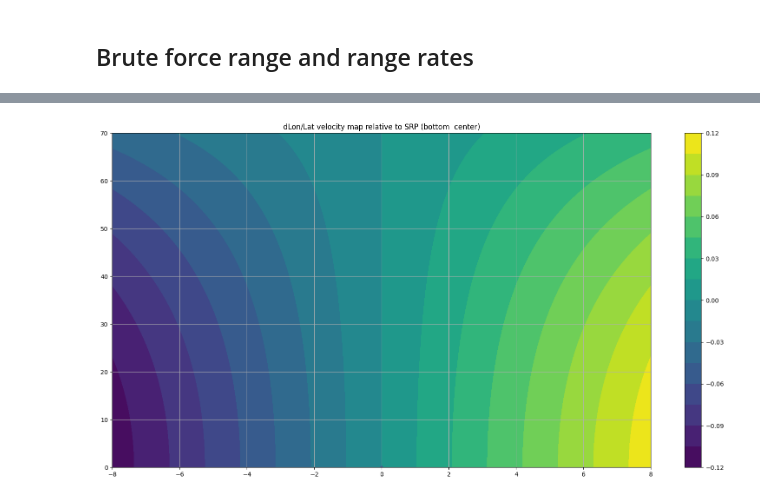
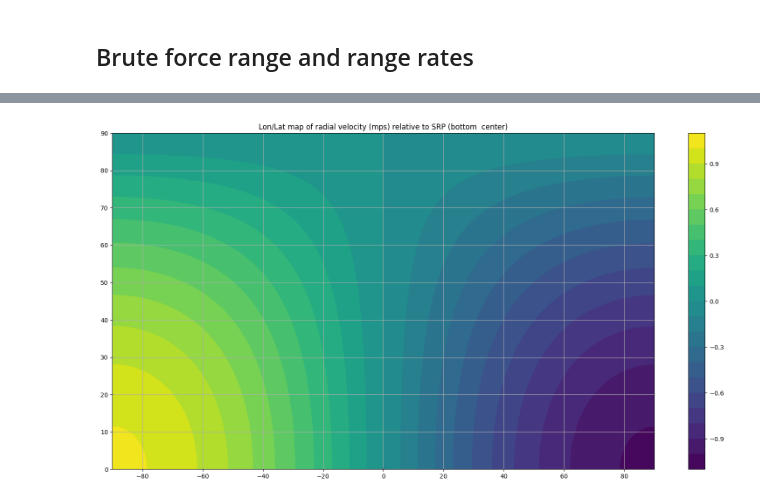
Before and after one commit to thandal/venera, a Jupyter notebook: astronomical_validation.ipynb, the cells around one changed output, grey strips where cells are left out. Cells and saved outputs as stored; diff of their text form; code cells hidden in the pictures.

```diff
--- a/astronomical_validation.ipynb
+++ b/astronomical_validation.ipynb
@@ -376,7 +457,11 @@ import numpy as np
 # - de441 : -13200 to 17191(3.2 GB)
 ac.solar_system_ephemeris.set("de440s")  # JPL Horizons is using de441, which is in the same de44X family.
 
-obstime = at.Time('2015-08-15T17:20:30.000')
+#obstime = at.Time('2015-08-15T17:20:30.000')
+obstime = at.Time('2015-08-12T15:52:42.000')
+#obstime = at.Time('2015-08-15T17:00:58.000')
+
+VenusICRS(obstime=obstime) # WORKAROUND -- for some reason we have to do this once (see https://github.com/poliastro/poliastro/issues/1598)
 
 # Observer point (Arecibo) to ICRS posvel
 o_coord = ac.EarthLocation.of_site('arecibo')
@@ -388,7 +473,6 @@ vBC_fixed = VenusFixed(obstime=obstime,
                        x=0 * au.m, y=0 * au.m, z=0 * au.m,
                        v_x=0 * au.m / au.s, v_y=0 * au.m / au.s, v_z=0 * au.m / au.s,
                        representation_type='cartesian', differential_type='cartesian')
-VenusICRS(obstime=obstime) # HACK WORKAROUND
 
 # Sub Radar point on the surface of Venus (without light delay)
 o_fixed = o_gcrs.transform_to(vBC_fixed)
@@ -396,26 +480,29 @@ SRP_lon = o_fixed.spherical.lon
 SRP_lat = o_fixed.spherical.lat
 
 # Grid on Venus
-dlon = np.linspace(-8 / 180 * np.pi, 8 / 180 * np.pi, 201) * au.rad
-dlat = np.linspace(0, 70 / 180 * np.pi, 100) * au.rad
+dlon = np.linspace(-90 / 180 * np.pi, 90 / 180 * np.pi, 201) * au.rad
+dlat = np.linspace(0, 90 / 180 * np.pi, 100) * au.rad
 dlon_mesh, dlat_mesh = np.meshgrid(dlon, dlat)
+shape = dlon_mesh.shape
 
-# Without centering on SRP
+# Without centering the grid on the SRP
 #v0 = SpheroidLocation(dlon_mesh * au.rad, dlat_mesh * au.rad, 0.0 * au.m, Venus)
 
-# Center on SRP
+# Center the grid on the SRP
 v0 = SpheroidLocation(dlon_mesh, dlat_mesh, 0.0 * au.m, Venus)
 x, y, z = v0.cartesian_cords
 X = np.matrix((x.to(au.m).ravel(), y.to(au.m).ravel(), z.to(au.m).ravel()))
 # The D matrix rotates by the north-pole to apparent axis-of-rotation angle in the plane of the sky
-doppler_ang = -sky_delta_angle
+#doppler_ang = -7.4 * au.deg
+doppler_ang = -9.85 * au.deg
+#doppler_ang = -apparentRotationAngleDelta_poliastro(obstime)
+print(f'{doppler_ang.to(au.deg)=}')
 print(f'{doppler_ang.to(au.deg)=}')
 cnp = np.cos(doppler_ang.to(au.radian))
 snp = np.sin(doppler_ang.to(au.radian))
 D = np.matrix(((1,   0,    0),
                (0, cnp, -snp),
                (0, snp,  cnp)))
-X = D.T * X
 # The S matrix rotates the coordinate system to center the SRP.
 clon = np.cos(SRP_lon)
 clat = np.cos(SRP_lat)
@@ -424,18 +511,23 @@ slat = np.sin(SRP_lat)
 S = np.matrix((( clon * clat,  slon * clat, slat),
                (       -slon,         clon,    0),
                (-clon * slat, -slon * slat, clat)))
-X = S.T * X
+X = S.T * D.T * X
 
-x = X[0].A.reshape((100, 201)) * au.m
-y = X[1].A.reshape((100, 201)) * au.m
-z = X[2].A.reshape((100, 201)) * au.m
+x = X[0].A.reshape(shape) * au.m
+y = X[1].A.reshape(shape) * au.m
+z = X[2].A.reshape(shape) * au.m
 
-dv_zero = np.zeros(x.shape)
+# Angular velocity in VenusFixed frame
+om = np.array((0, 0, Venus.angular_velocity.value))
+dX = np.cross(om, X.T)
+v_x = dX[:, 0].reshape(shape) * au.m / au.s
+v_y = dX[:, 1].reshape(shape) * au.m / au.s
+v_z = dX[:, 2].reshape(shape) * au.m / au.s
+
 v_fixed = VenusFixed(obstime=obstime,
                      x=x, y=y, z=z,
-                     v_x=dv_zero * au.m / au.s, v_y=dv_zero * au.m / au.s, v_z=dv_zero * au.m / au.s,
+                     v_x=v_x, v_y=v_y, v_z=v_z,
                      representation_type='cartesian', differential_type='cartesian')
-VenusICRS(obstime=obstime) # WORKAROUND
 v_icrs = v_fixed.transform_to(ac.ICRS())
 
 # Delta position and velocity
@@ -447,26 +539,41 @@ dvel_mps = dvel.d_xyz.to(au.m / au.s).value
 range_m = np.sqrt(np.sum(dpos_m**2, axis=0))
 
 # "Radial" and "Orthogonal" velocity
-radial_mps = np.sum(dvel_mps * dpos_m / range_m, axis=0)
-ortho_mps = np.sqrt(np.sum(dvel_mps**2, axis=0) - radial_mps**2)
-#print(f'{range_m=}')
-#print(f'{radial_mps=}')
-#print(f'{ortho_mps=}')
+speed_mps = np.sqrt(np.sum(dvel_mps**2, axis=0))
+radial_mps = np.sum(dvel_mps * dpos_m / range_m, axis=0)  # dot product
+ortho_mps = np.sqrt(speed_mps**2 - radial_mps**2)
 
-from matplotlib import pylab as plt
+print('range_m ', range_m[0, 100])
+print('radial_mps', radial_mps[0, 100])
 
-plt.figure(figsize=(20,10))
-#R = range_m.copy()
-R = radial_mps.copy()
-#R = ortho_mps.copy()
-R -= R[0, 100]  # Zero velocities to the SRP value
-# Artificially set the SRP point value (which is notionally zero) so that the visualized velocities are symmetric (|max| == |min|)
-if R.max() > -R.min():
-  R[0, 100] = -R.max()
-else:
-  R[0, 100] = -R.min()
-plt.contourf(dlon_mesh.to(au.deg), dlat_mesh.to(au.deg), R, levels=20)
-plt.colorbar()
-plt.grid()
-plt.title('dLon/Lat velocity map relative to SRP (bottom  center)')
+# TWO ISSUES
+# 1. radial_mps at the SRP doesn't seem to match JPL horizons by about 2 m/s
+# 2. the grid isn't centered by my doppler angle!!! Bruce's doppler angle is better! Indicates a bug!
+
+if 1: # plots
+    from matplotlib import pylab as pl
+
+    #pl.figure()
+    ##pl.plot(v_x)
+    ##pl.plot(v_y)
+    ##pl.plot(v_z)
+    #pl.plot(np.sqrt(v_x**2 + v_y**2 + v_z**2))
+
+    #R = range_m.copy()
+    #R = speed_mps.copy()
+    R = radial_mps.copy()
+    #R = ortho_mps.copy()
+
+    R -= R[0, 100]  # Zero velocities to the SRP value
+    # Artificially set the SRP point value (which is notionally zero) so that the visualized velocities are symmetric (|max| == |min|)
+    if R.max() > -R.min():
+      R[0, 100] = -R.max()
+    else:
+      R[0, 100] = -R.min()
+
+    pl.figure(figsize=(20,10))
+    pl.contourf(dlon_mesh.to(au.deg), dlat_mesh.to(au.deg), R, levels=20)
+    pl.colorbar()
+    pl.grid()
+    pl.title('Lon/Lat map of radial velocity (mps) relative to SRP (bottom  center)')
 # %% [output]
@@ -475 +584 @@ Text(0.5, 1.0, 'dLon/Lat velocity map relative to SRP (bottom  center)')
-[figure, old version]
+[figure, new version]
```
Also changed, not shown: parts of 3 cells of this notebook, 2 other files.
